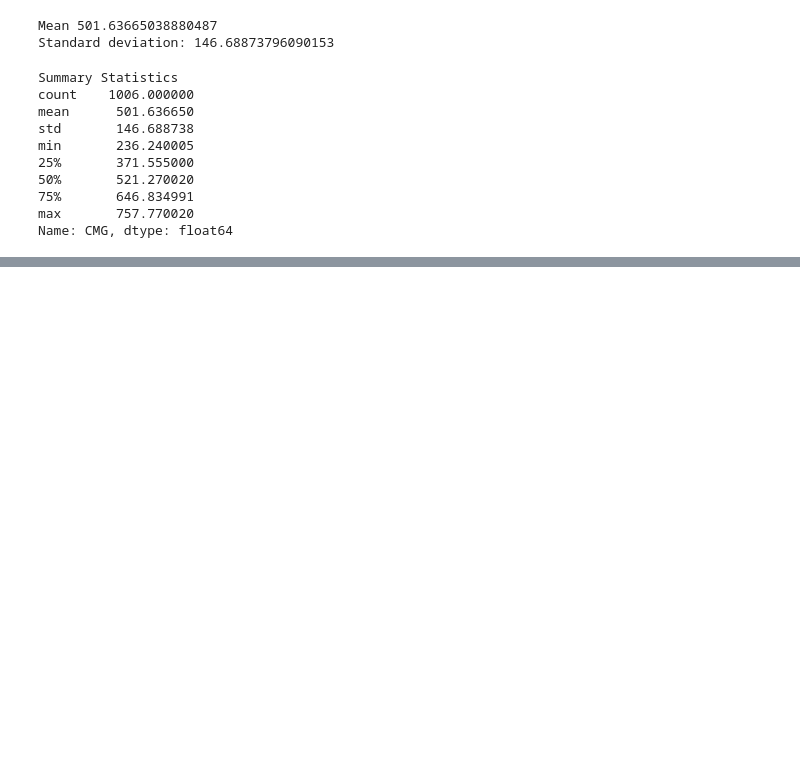
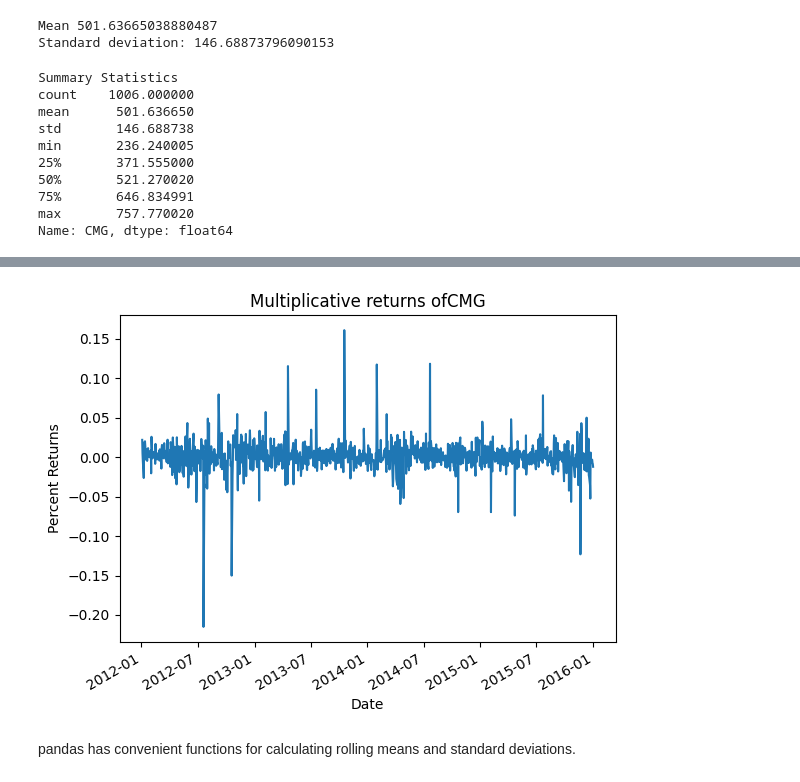
Before and after one commit to JBobbyy/quant-start, a Jupyter notebook: 3-Intro_to_pandas.ipynb, the cells around one changed output, grey strips where cells are left out. Cells and saved outputs as stored; diff of their text form; code cells hidden in the pictures; blank space fills up the shorter version.

```diff
--- a/3-Intro_to_pandas.ipynb
+++ b/3-Intro_to_pandas.ipynb
@@ -396,0 +434,12 @@ Name: CMG, dtype: float64
+# %%
+add_returns = prices.diff()[1:]
+mult_returns = prices.pct_change()[1:]
+# %%
+plt.title("Multiplicative returns of" + symbol)
+plt.xlabel("Date")
+plt.ylabel("Percent Returns")
+mult_returns.plot();
+# %% [output]
+[figure, added]
+# %% [markdown]
+pandas has convenient functions for calculating rolling means and standard deviations.
```
Also changed, not shown: parts of 17 cells of this notebook.
